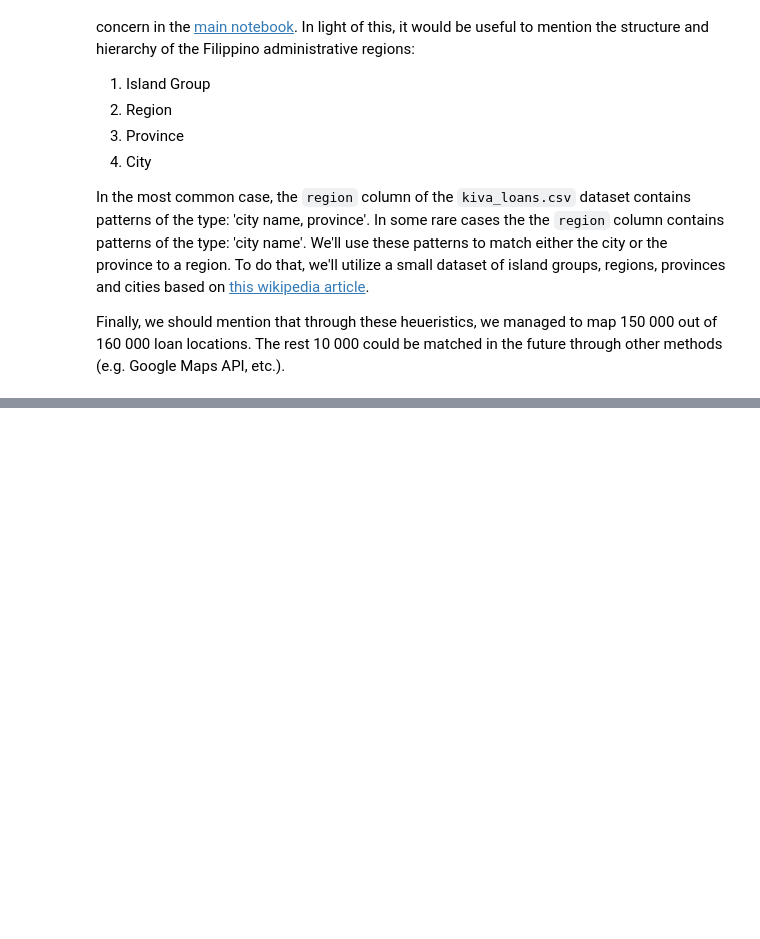
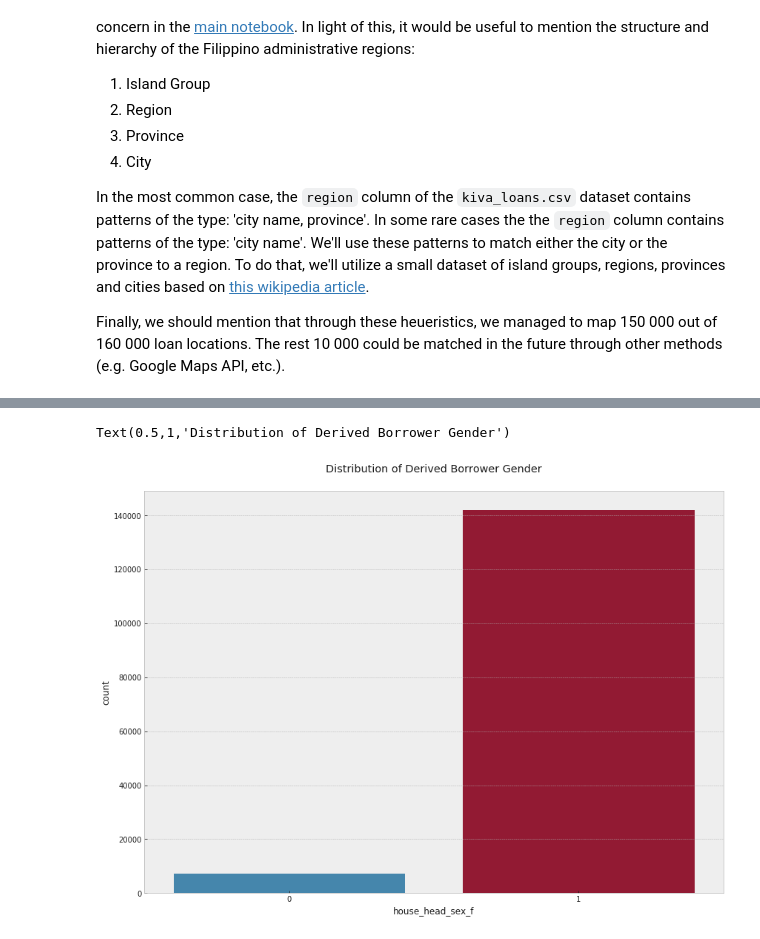
Before and after one commit to rossrco/kiva_ph_poverty_score, a Jupyter notebook: kiva_loan_region_matching.ipynb, the cells around one changed output, grey strips where cells are left out. Cells and saved outputs as stored; diff of their text form; code cells hidden in the pictures; blank space fills up the shorter version.

```diff
--- a/kiva_loan_region_matching.ipynb
+++ b/kiva_loan_region_matching.ipynb
@@ -37,6 +37,9 @@ import folium
 
 plt.style.use('bmh')
 %matplotlib inline
+plt.rcParams['figure.figsize'] = (14, 10)
+plt.rcParams['axes.titlepad'] = 25
+sns.set_color_codes('pastel')
 
 #system
 import os
@@ -97,0 +111,6 @@ phil_loans_extract.rename(columns = {'borrower_genders' : 'house_head_sex_f'}, i
+# %%
+sns.countplot(phil_loans_extract.house_head_sex_f)
+plt.title('Distribution of Derived Borrower Gender')
+# %% [output]
+Text(0.5,1,'Distribution of Derived Borrower Gender')
+[figure, added]
```
Also changed, not shown: parts of 3 cells of this notebook, 5 other files.
